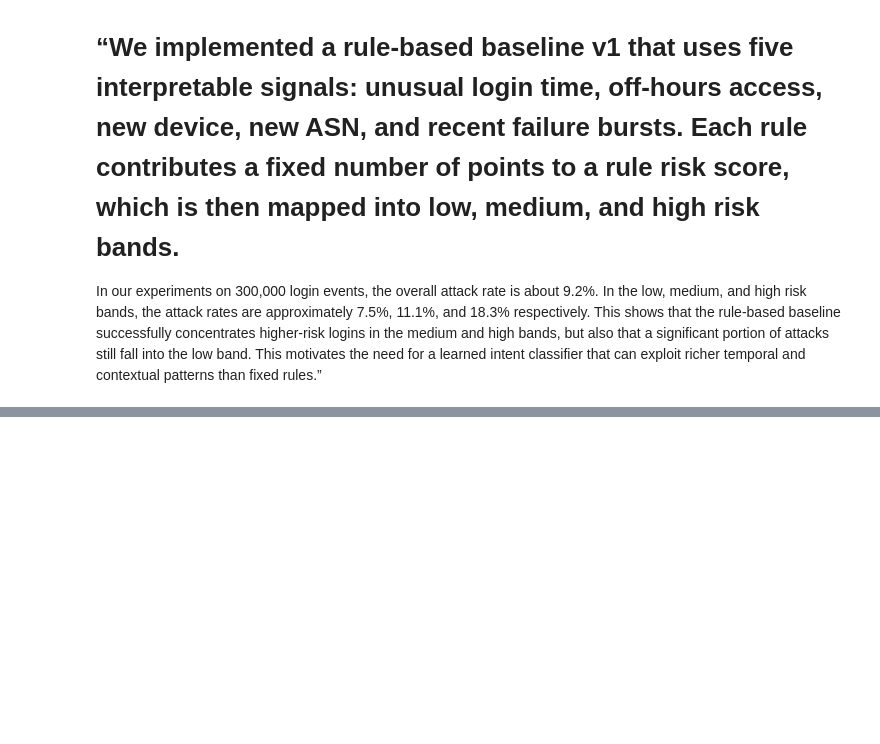
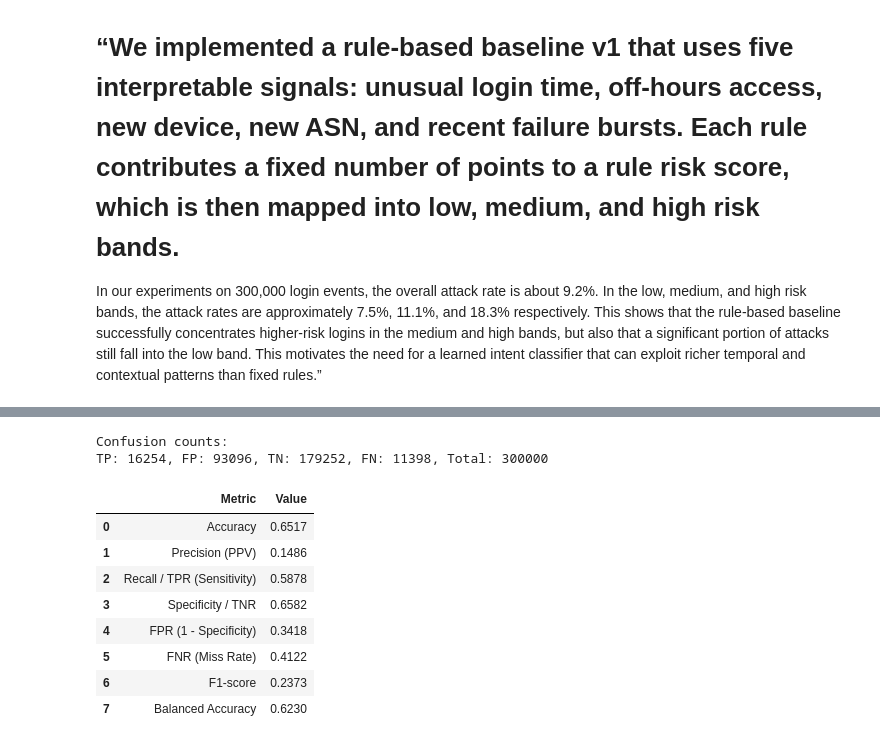
Before and after one commit to madhvesh23/Intent-Classification-ML-Project-, a Jupyter notebook: notebooks/02_rule_baseline.ipynb, the cells around one changed output, grey strips where cells are left out. Saved outputs shown, nothing was run; the diff lists cells and outputs as text; code cells hidden in the pictures; blank space fills up the shorter version.

```diff
--- a/notebooks/02_rule_baseline.ipynb
+++ b/notebooks/02_rule_baseline.ipynb
@@ -349,0 +932,75 @@ In our experiments on 300,000 login events, the overall attack rate is about 9.2
+# %%
+import pandas as pd
+import numpy as np
+
+# 1. Binary prediction from rule decisions
+# 1 = risky (STEP_UP or BLOCK), 0 = safe (ALLOW)
+df["pred_attack"] = df["rule_decision_v2"].isin(["STEP_UP", "BLOCK"]).astype(int)
+
+y_true = df["Is Attack IP"].astype(int)   # 1 = attack, 0 = normal
+y_pred = df["pred_attack"]
+
+# 2. Confusion matrix components
+TP = int(((y_pred == 1) & (y_true == 1)).sum())
+FP = int(((y_pred == 1) & (y_true == 0)).sum())
+TN = int(((y_pred == 0) & (y_true == 0)).sum())
+FN = int(((y_pred == 0) & (y_true == 1)).sum())
+
+total = TP + FP + TN + FN
+
+print("Confusion counts:")
+print(f"TP: {TP}, FP: {FP}, TN: {TN}, FN: {FN}, Total: {total}\n")
+
+# 3. Metrics (with safe division)
+def safe_div(num, den):
+    return num / den if den != 0 else np.nan
+
+accuracy  = safe_div(TP + TN, total)
+precision = safe_div(TP, TP + FP)         # Positive Predictive Value
+recall    = safe_div(TP, TP + FN)         # True Positive Rate (TPR, sensitivity)
+specificity = safe_div(TN, TN + FP)       # True Negative Rate (TNR)
+fpr      = safe_div(FP, FP + TN)          # False Positive Rate
+fnr      = safe_div(FN, FN + TP)          # False Negative Rate
+f1       = safe_div(2 * precision * recall, precision + recall)
+balanced_accuracy = (recall + specificity) / 2
+
+# 4. Put metrics into a nice table
+metrics = {
+    "Metric": [
+        "Accuracy",
+        "Precision (PPV)",
+        "Recall / TPR (Sensitivity)",
+        "Specificity / TNR",
+        "FPR (1 - Specificity)",
+        "FNR (Miss Rate)",
+        "F1-score",
+        "Balanced Accuracy",
+    ],
+    "Value": [
+        accuracy,
+        precision,
+        recall,
+        specificity,
+        fpr,
+        fnr,
+        f1,
+        balanced_accuracy,
+    ],
+}
+
+metrics_df = pd.DataFrame(metrics)
+metrics_df["Value"] = metrics_df["Value"].round(4)
+
+metrics_df
+# %% [output]
+Confusion counts:
+TP: 16254, FP: 93096, TN: 179252, FN: 11398, Total: 300000
+|  | Metric | Value |
+| 0 | Accuracy | 0.6517 |
+| 1 | Precision (PPV) | 0.1486 |
+| 2 | Recall / TPR (Sensitivity) | 0.5878 |
+| 3 | Specificity / TNR | 0.6582 |
+| 4 | FPR (1 - Specificity) | 0.3418 |
+| 5 | FNR (Miss Rate) | 0.4122 |
+| 6 | F1-score | 0.2373 |
+| 7 | Balanced Accuracy | 0.6230 |
```
Also changed, not shown: parts of 35 cells of this notebook.
